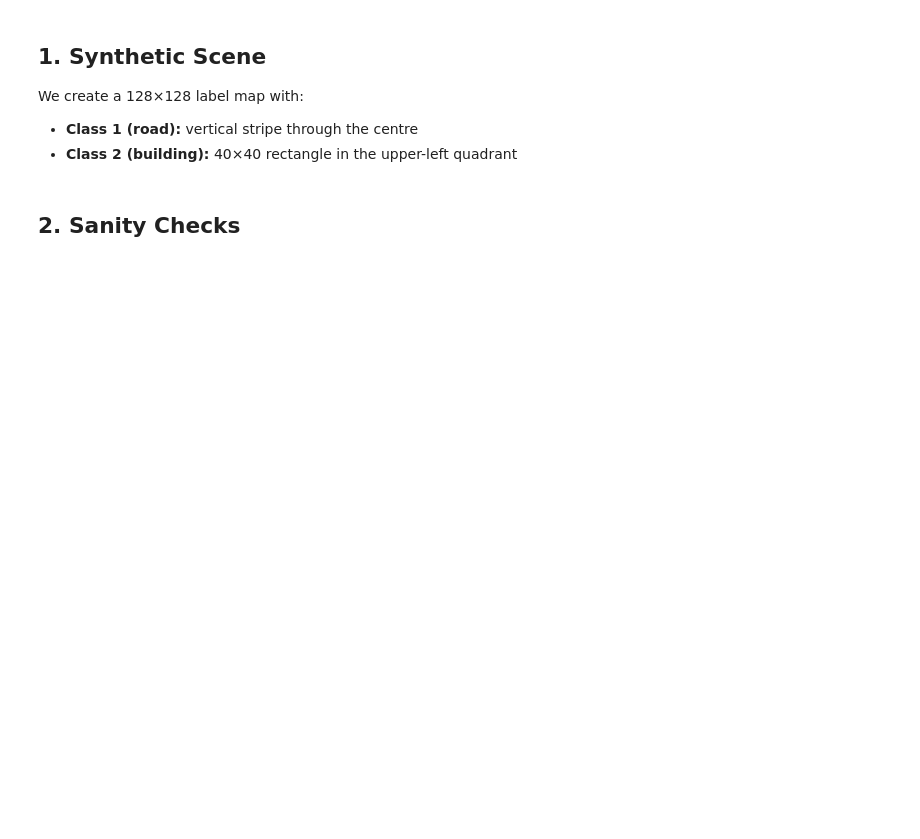
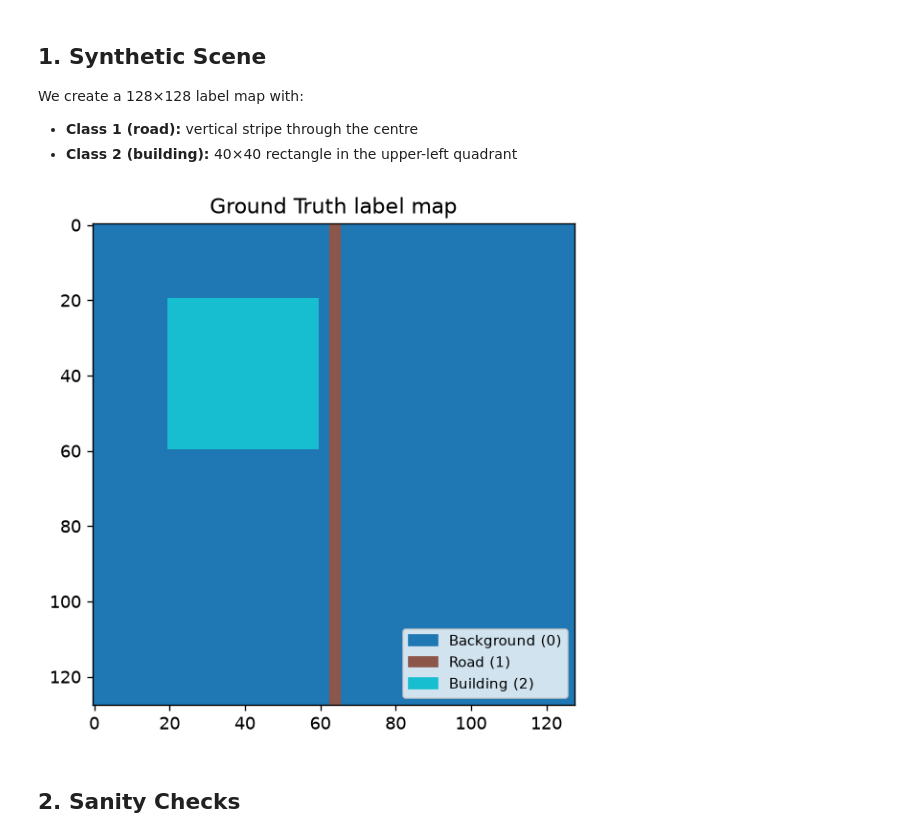
Before and after one commit to DanielZGeorge/PLEM, a Jupyter notebook: notebooks/metric_comparison.ipynb, the cells around one changed output. Drawn from its saved outputs; the diff is of its cells as text; code cells hidden in the pictures; blank space fills up the shorter version.

```diff
--- a/notebooks/metric_comparison.ipynb
+++ b/notebooks/metric_comparison.ipynb
@@ -36,34 +38,36 @@ SHAPE = (128, 128)
 def make_road(col=64, thickness=3, shape=SHAPE):
     m = np.zeros(shape, dtype=np.uint8)
     half = thickness // 2
     m[:, col - half: col + half + 1] = 1
     return m
 
 def make_building(top=20, left=20, h=40, w=40, shape=SHAPE):
     m = np.zeros(shape, dtype=np.uint8)
     m[top: top+h, left: left+w] = 2
     return m
 
 def make_gt(shape=SHAPE):
     gt = np.zeros(shape, dtype=np.uint8)
     gt[make_road(shape=shape) > 0] = 1
     gt[make_building(shape=shape) > 0] = 2
     return gt
 
 GT = make_gt()
 
-cmap = plt.cm.get_cmap('tab10', 3)
+cmap = plt.colormaps['tab10'].resampled(3)
 fig, ax = plt.subplots(1, 1, figsize=(5, 5))
 ax.imshow(GT, cmap=cmap, vmin=0, vmax=2)
 patches = [
     mpatches.Patch(color=cmap(0), label='Background (0)'),
     mpatches.Patch(color=cmap(1), label='Road (1)'),
     mpatches.Patch(color=cmap(2), label='Building (2)'),
 ]
 ax.legend(handles=patches, loc='lower right', fontsize=9)
 ax.set_title('Ground Truth label map')
 plt.tight_layout()
 plt.show()
+# %% [output]
+[figure, added]
 # %% [markdown]
 ## 2. Sanity Checks
 # %%
```
Also changed, not shown: parts of 7 cells of this notebook.
